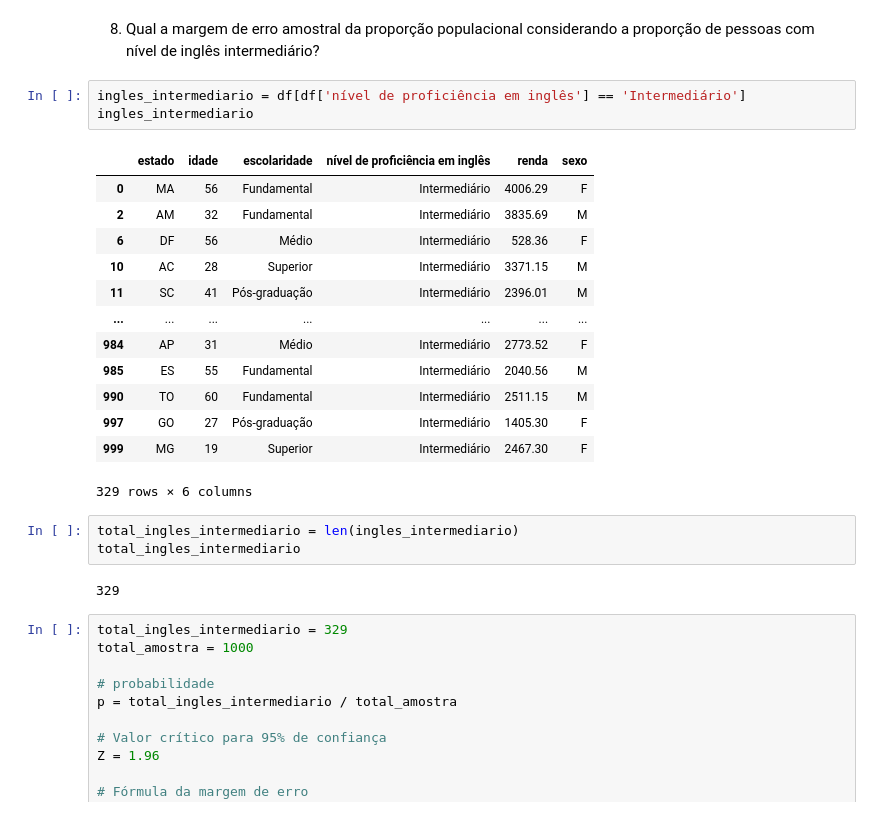
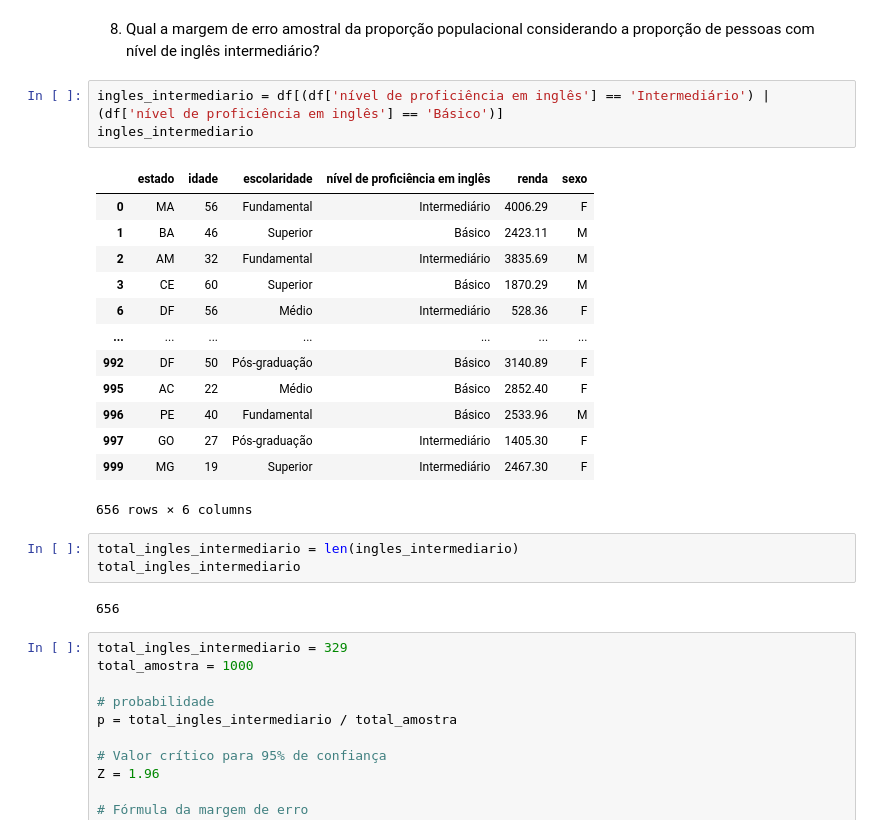
Before and after one commit to NiEl0503/Probabilidade-e-Amostragem, a Jupyter notebook: Probabilidade_e_Amostragem.ipynb, the cells around one changed output. Saved outputs shown, nothing was run; the diff lists cells and outputs as text.

```diff
--- a/Probabilidade_e_Amostragem.ipynb
+++ b/Probabilidade_e_Amostragem.ipynb
@@ -416,27 +423,27 @@ dtype: float64
 considerando a proporção de pessoas com nível de inglês
 intermediário?
 # %%
-ingles_intermediario = df[df['nível de proficiência em inglês'] == 'Intermediário']
+ingles_intermediario = df[(df['nível de proficiência em inglês'] == 'Intermediário') | (df['nível de proficiência em inglês'] == 'Básico')]
 ingles_intermediario
 # %% [output]
 |  | estado | idade | escolaridade | nível de proficiência em inglês | renda | sexo |
 | 0 | MA | 56 | Fundamental | Intermediário | 4006.29 | F |
+| 1 | BA | 46 | Superior | Básico | 2423.11 | M |
 | 2 | AM | 32 | Fundamental | Intermediário | 3835.69 | M |
+| 3 | CE | 60 | Superior | Básico | 1870.29 | M |
 | 6 | DF | 56 | Médio | Intermediário | 528.36 | F |
-| 10 | AC | 28 | Superior | Intermediário | 3371.15 | M |
-| 11 | SC | 41 | Pós-graduação | Intermediário | 2396.01 | M |
 | ... | ... | ... | ... | ... | ... | ... |
-| 984 | AP | 31 | Médio | Intermediário | 2773.52 | F |
-| 985 | ES | 55 | Fundamental | Intermediário | 2040.56 | M |
-| 990 | TO | 60 | Fundamental | Intermediário | 2511.15 | M |
+| 992 | DF | 50 | Pós-graduação | Básico | 3140.89 | F |
+| 995 | AC | 22 | Médio | Básico | 2852.40 | F |
+| 996 | PE | 40 | Fundamental | Básico | 2533.96 | M |
 | 997 | GO | 27 | Pós-graduação | Intermediário | 1405.30 | F |
 | 999 | MG | 19 | Superior | Intermediário | 2467.30 | F |
-329 rows × 6 columns
+656 rows × 6 columns
 # %%
 total_ingles_intermediario = len(ingles_intermediario)
 total_ingles_intermediario
 # %% [output]
-329
+656
 # %%
 total_ingles_intermediario = 329
 total_amostra = 1000
```
Also changed, not shown: parts of 4 cells of this notebook.
